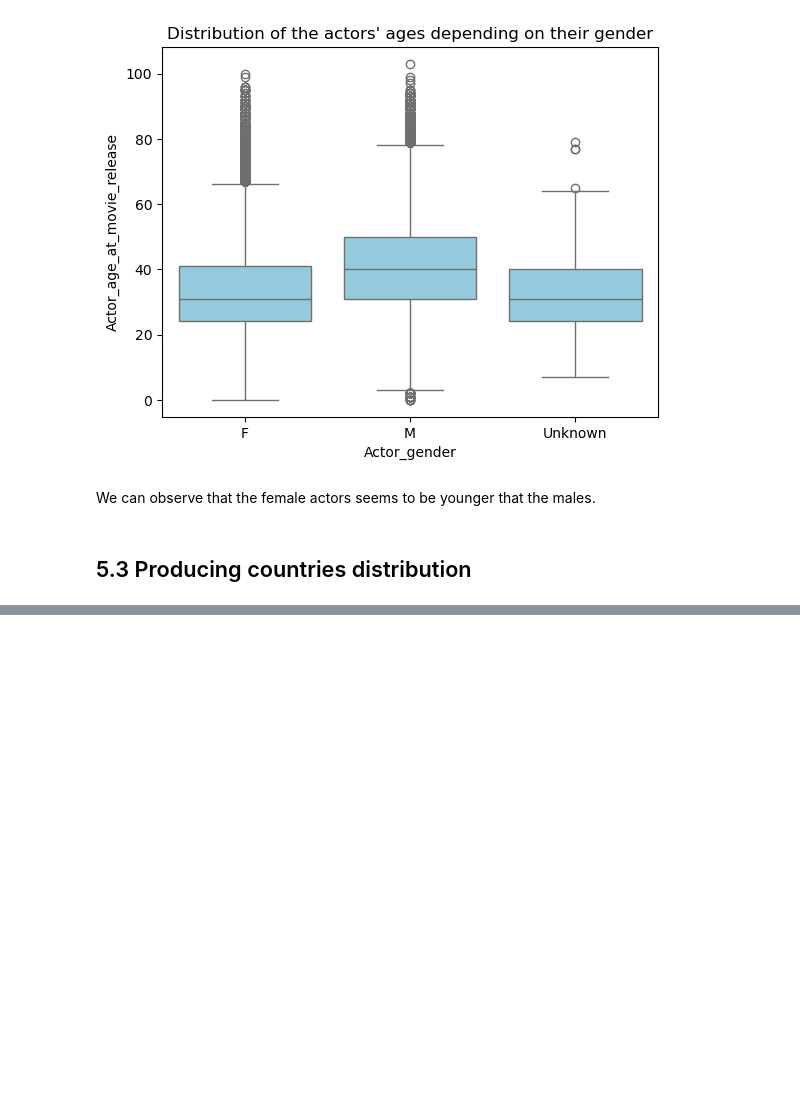
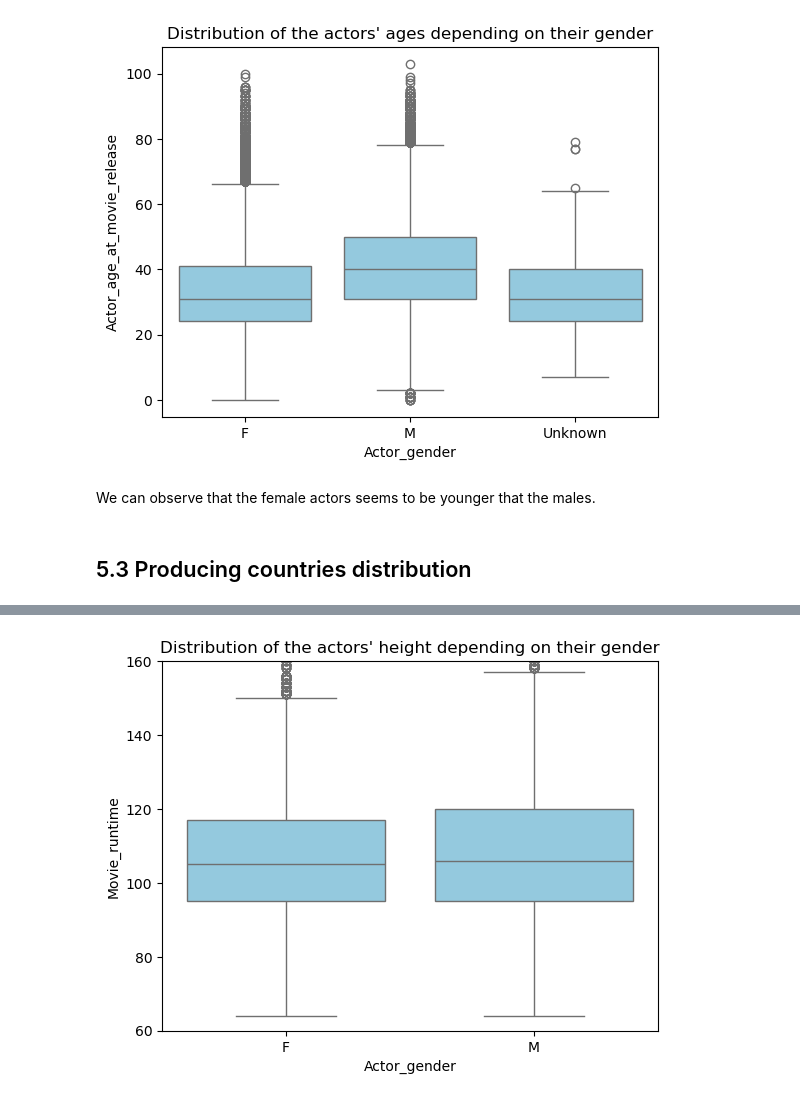
Before and after one commit to epfl-ada/ada-2024-project-ecureuilscosmiques24, a Jupyter notebook: projet_ADA.ipynb, the cells around one changed output, grey strips where cells are left out. Cells and saved outputs as stored; diff of their text form; code cells hidden in the pictures; blank space fills up the shorter version.

```diff
--- a/projet_ADA.ipynb
+++ b/projet_ADA.ipynb
@@ -441,0 +520,7 @@ top_countries.head(5)
+# %%
+sns.boxplot(x=df2["Actor_gender"], y=df2["Movie_runtime"], data=df2,color='skyblue')
+plt.title("Distribution of the actors' height depending on their gender")
+plt.ylim(60,160)
+plt.show()
+# %% [output]
+[figure, added]
```
Also changed, not shown: parts of 17 cells of this notebook.
